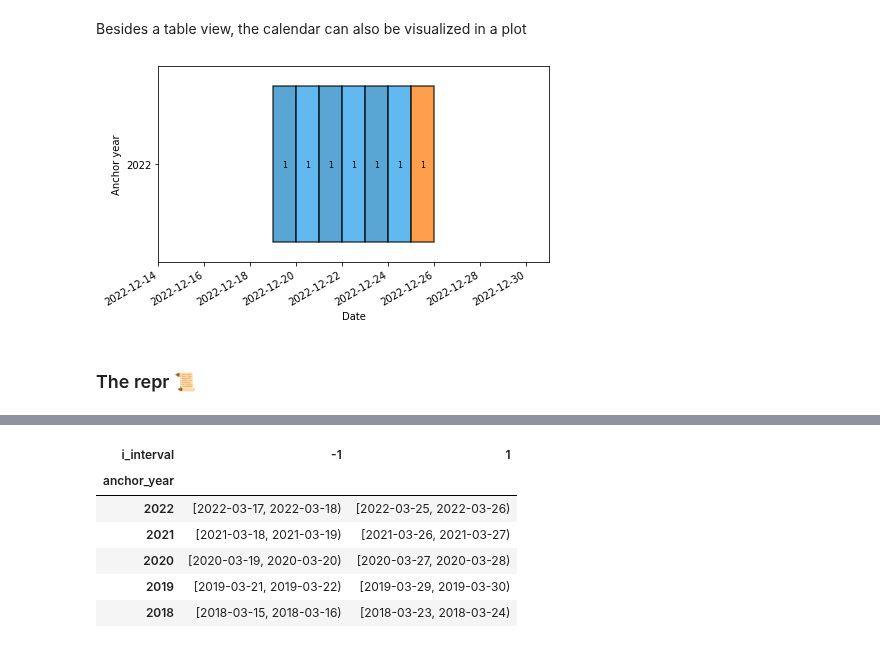
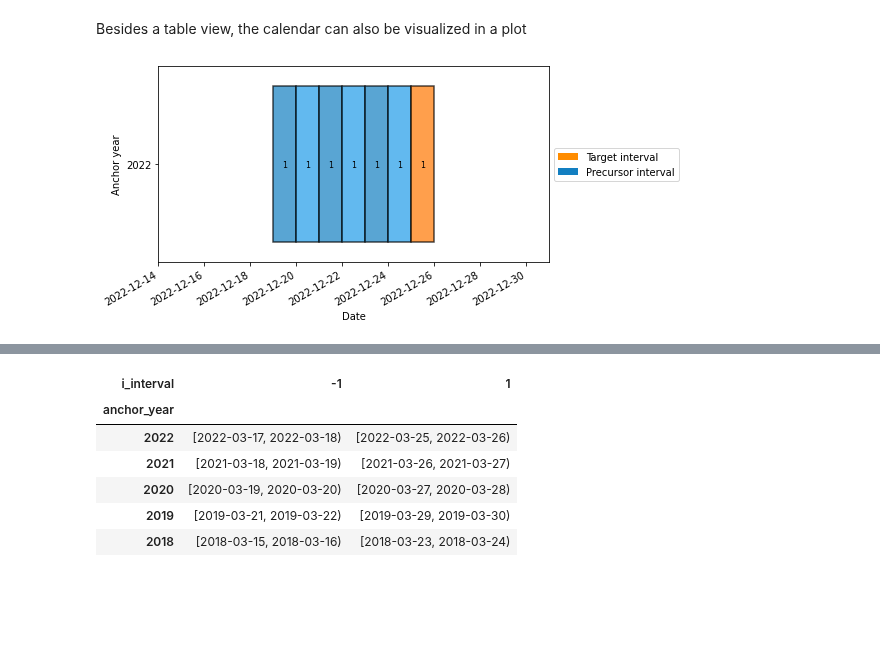
Before and after one commit to AI4S2S/s2spy, a Jupyter notebook: notebooks/all_about_the_calendar.ipynb, the cells around one changed output, grey strips where cells are left out. Drawn from its saved outputs; the diff is of its cells as text; code cells hidden in the pictures; blank space fills up the shorter version.

```diff
--- a/notebooks/all_about_the_calendar.ipynb
+++ b/notebooks/all_about_the_calendar.ipynb
@@ -74,10 +77,8 @@ cal.show()
 # %% [markdown]
 Besides a table view, the calendar can also be visualized in a plot
 # %%
-cal.visualize(add_legend=False, show_length=True)
+cal.visualize(n_years=1, add_legend=True, show_length=True)
 
 import matplotlib.pyplot as plt; fig = plt.gcf(); fig.autofmt_xdate()
 # %% [output]
-[figure, old version]
+[figure, new version]
-# %% [markdown]
-### The repr 📜
```
Also changed, not shown: parts of 36 cells of this notebook.
